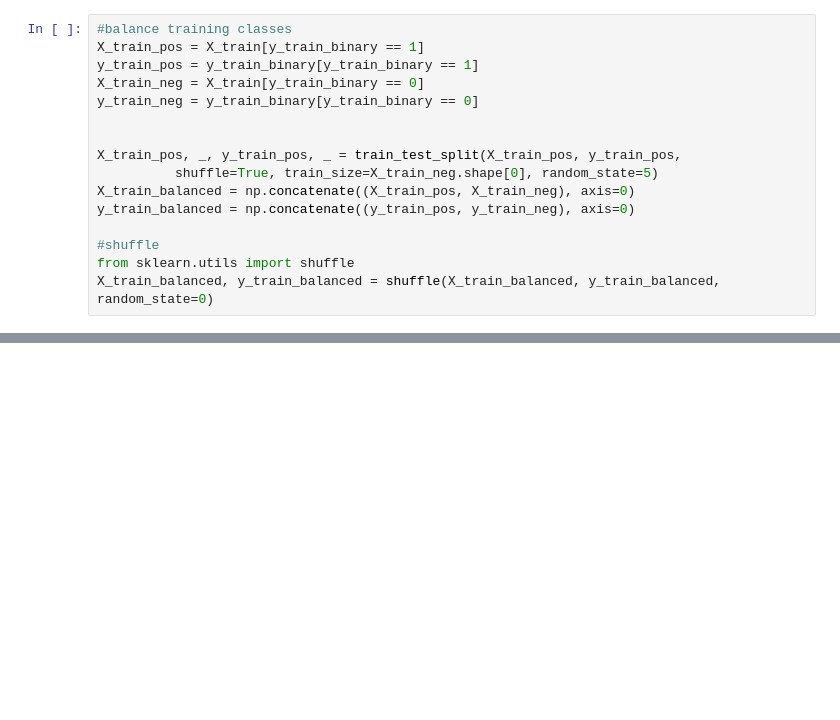
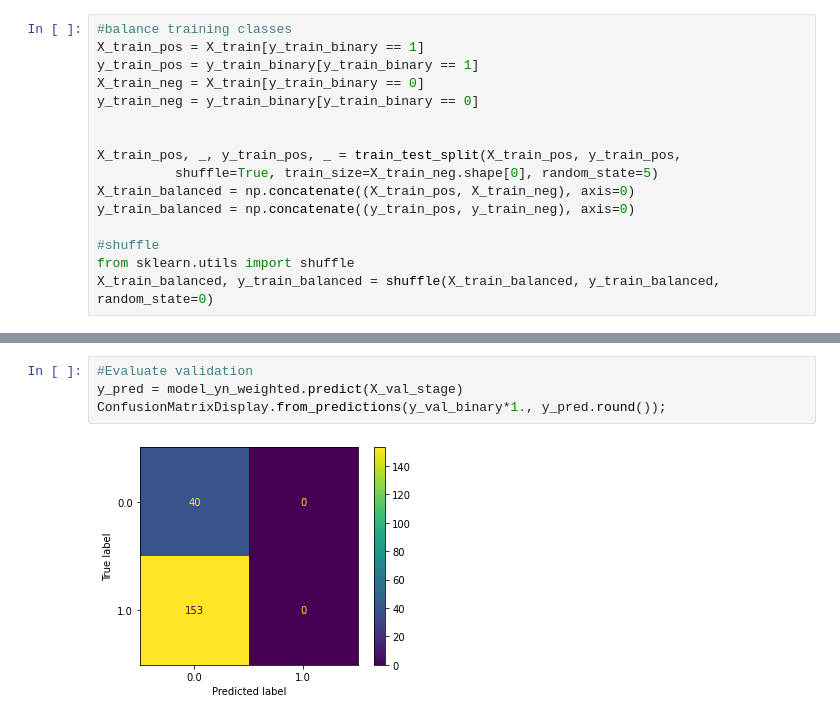
Before and after one commit to mariecoolsaet/FLXLM, a Jupyter notebook: SEP_728_Chatbot_transformer_keras.ipynb, the cells around one changed output, grey strips where cells are left out. Saved outputs shown, nothing was run; the diff lists cells and outputs as text; blank space fills up the shorter version.

```diff
--- a/SEP_728_Chatbot_transformer_keras.ipynb
+++ b/SEP_728_Chatbot_transformer_keras.ipynb
@@ -1806,0 +1810,6 @@ InternalError: ignored
+# %%
+#Evaluate validation
+y_pred = model_yn_weighted.predict(X_val_stage)
+ConfusionMatrixDisplay.from_predictions(y_val_binary*1., y_pred.round());
+# %% [output]
+[figure, added]
```
Also changed, not shown: parts of 11 cells of this notebook.
